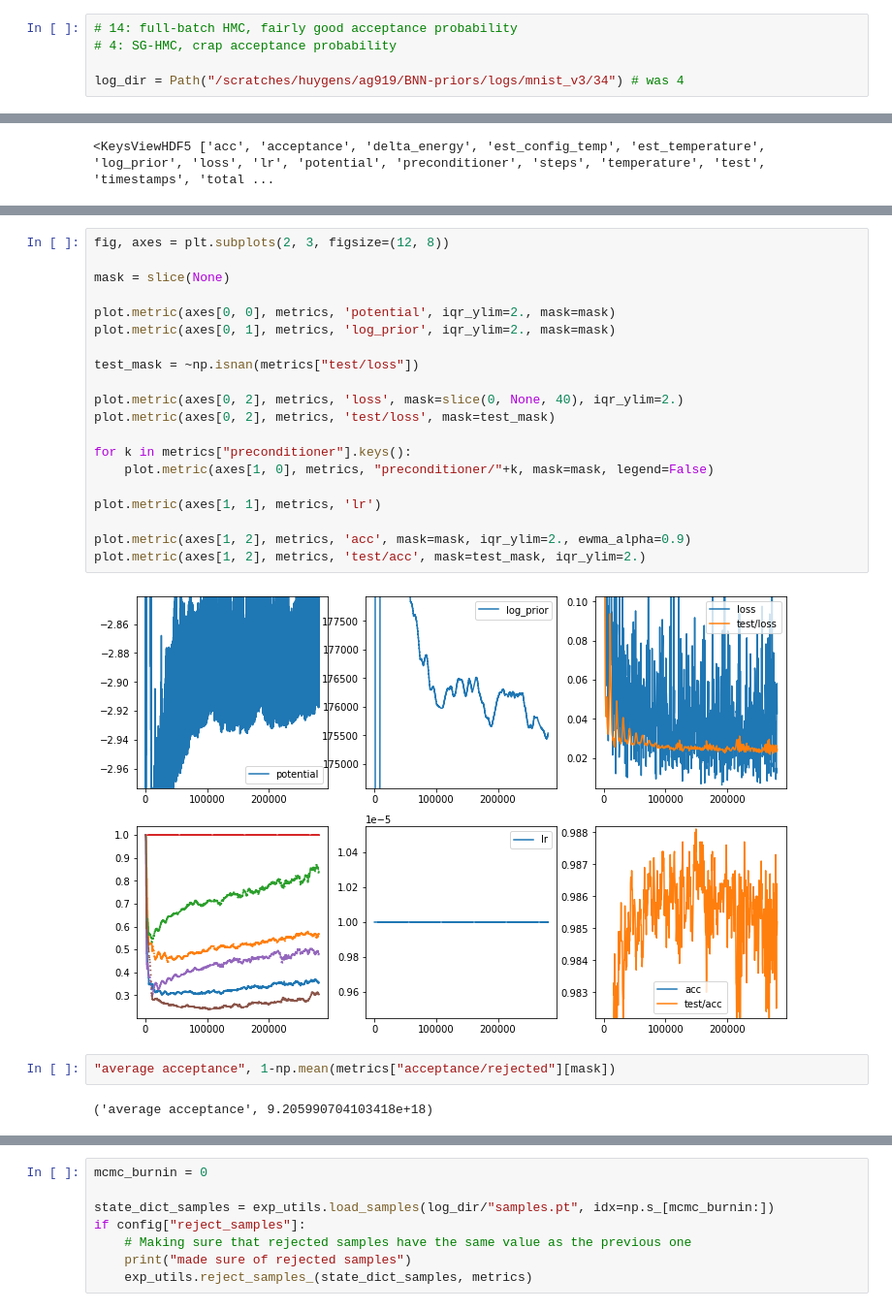
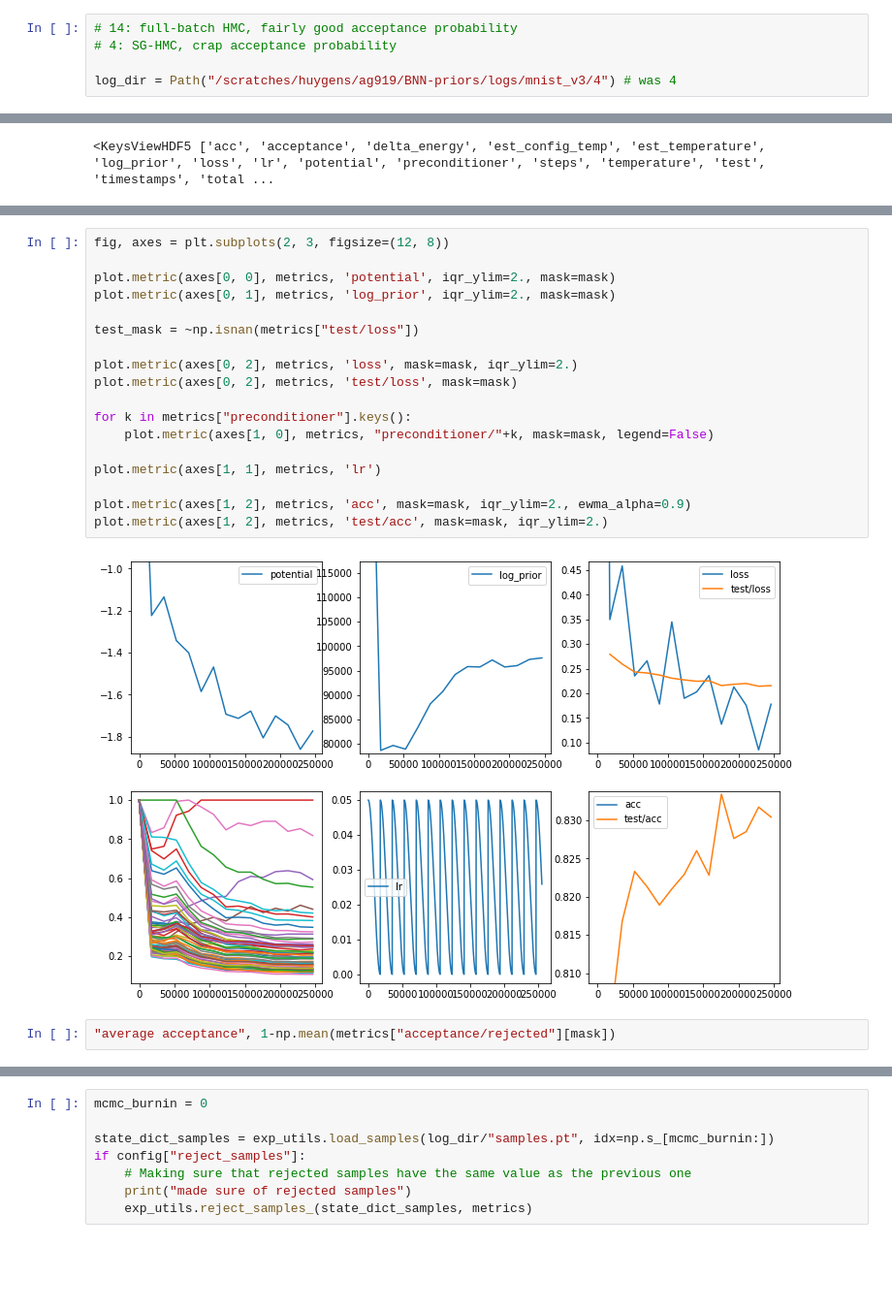
Before and after one commit to ratschlab/bnn_priors, a Jupyter notebook: experiments/3.3_Plot_interactive_metrics.ipynb, the cells around one changed output, grey strips where cells are left out. Shown at 97% size. Saved outputs shown, nothing was run; the diff lists cells and outputs as text; blank space fills up the shorter version.

Commit message:
Showcase latest plotting tools

```diff
--- a/experiments/3.3_Plot_interactive_metrics.ipynb
+++ b/experiments/3.3_Plot_interactive_metrics.ipynb
@@ -19,7 +19,7 @@ To use it, it is advised to first **copy** the notebook to something else specif
 # 14: full-batch HMC, fairly good acceptance probability
 # 4: SG-HMC, crap acceptance probability
 
-log_dir = Path("/scratches/huygens/ag919/BNN-priors/logs/mnist_v3/34") # was 4
+log_dir = Path("/scratches/huygens/ag919/BNN-priors/logs/mnist_v3/4") # was 4
 # %% [markdown]
 ## Create model class
 
@@ -125,28 +131,24 @@ plot.metric(axes[2], metrics, "total_energy", mask=slice(None))
 # %%
 fig, axes = plt.subplots(2, 3, figsize=(12, 8))
-
-mask = slice(None)
 
 plot.metric(axes[0, 0], metrics, 'potential', iqr_ylim=2., mask=mask)
 plot.metric(axes[0, 1], metrics, 'log_prior', iqr_ylim=2., mask=mask)
 
 test_mask = ~np.isnan(metrics["test/loss"])
 
-plot.metric(axes[0, 2], metrics, 'loss', mask=slice(0, None, 40), iqr_ylim=2.)
-plot.metric(axes[0, 2], metrics, 'test/loss', mask=test_mask)
+plot.metric(axes[0, 2], metrics, 'loss', mask=mask, iqr_ylim=2.)
+plot.metric(axes[0, 2], metrics, 'test/loss', mask=mask)
 
 for k in metrics["preconditioner"].keys():
     plot.metric(axes[1, 0], metrics, "preconditioner/"+k, mask=mask, legend=False)
 
 plot.metric(axes[1, 1], metrics, 'lr')
 
 plot.metric(axes[1, 2], metrics, 'acc', mask=mask, iqr_ylim=2., ewma_alpha=0.9)
-plot.metric(axes[1, 2], metrics, 'test/acc', mask=test_mask, iqr_ylim=2.)
+plot.metric(axes[1, 2], metrics, 'test/acc', mask=mask, iqr_ylim=2.)
 # %% [output]
-[figure, old version]
+[figure, new version]
 # %%
 "average acceptance", 1-np.mean(metrics["acceptance/rejected"][mask])
-# %% [output]
-('average acceptance', 9.205990704103418e+18)
 # %%
 config
```
Also changed, not shown: parts of 7 cells of this notebook, 1 other file.
